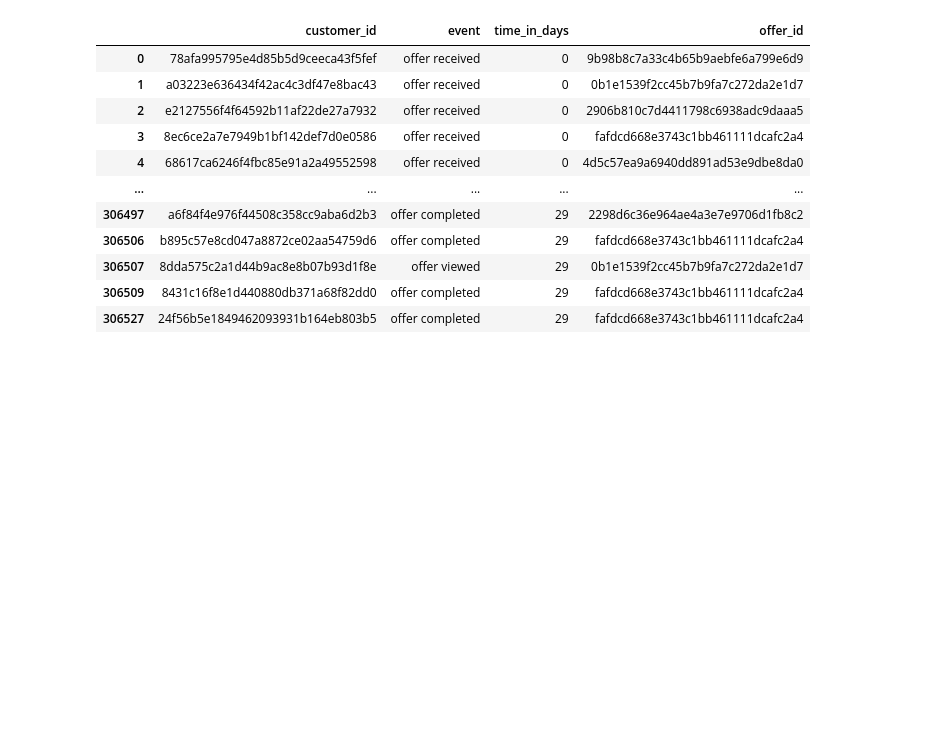
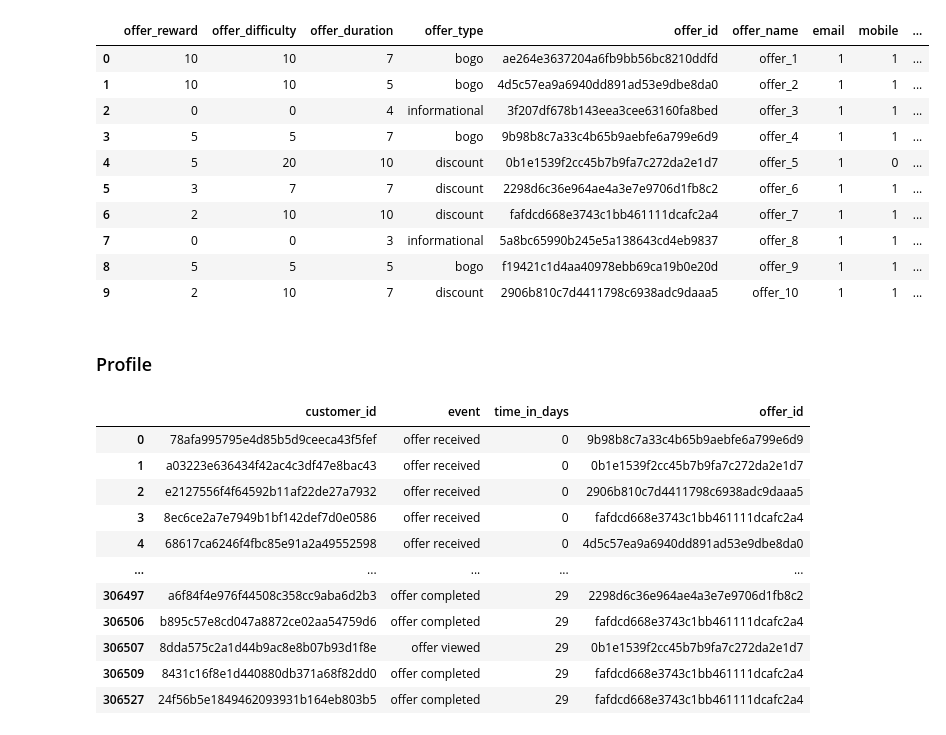
Before and after one commit to Arjunar92/Starbucks_Customer_Segmentation_Project, a Jupyter notebook: Starbucks_Capstone_Data_Exploration.ipynb, the cells around one changed output. Cells and saved outputs as stored; diff of their text form; code cells hidden in the pictures; blank space fills up the shorter version.

```diff
--- a/Starbucks_Capstone_Data_Exploration.ipynb
+++ b/Starbucks_Capstone_Data_Exploration.ipynb
@@ -65,0 +311,16 @@ from sklearn.cluster import KMeans
+# %%
+def rename_cols(df, new_col_names):
+    """
+    INPUT
+    ----------
+    df: input dataframe for renaming columns
+    new_col_names: define new column name for each column
+
+    OUTPUT
+    -------
+    df: output data frame with renamed column names
+
+    """
+
+    df= df.rename(columns = new_col_names)
+    return df
@@ -65,0 +370,23 @@ from sklearn.cluster import KMeans
+# %%
+#Checking the data
+
+
+portfolio_df = clean_portfolio(portfolio)
+#portfolio_df = portfolio_df[['offer_reward', 'channels', 'offer_difficulty',
+                             #'offer_duration', 'offer_type', 'offer_id', 'offer_name']]
+
+portfolio_df
+# %% [output]
+|  | offer_reward | offer_difficulty | offer_duration | offer_type | offer_id | offer_name | email | mobile | ... |
+| 0 | 10 | 10 | 7 | bogo | ae264e3637204a6fb9bb56bc8210ddfd | offer_1 | 1 | 1 | ... |
+| 1 | 10 | 10 | 5 | bogo | 4d5c57ea9a6940dd891ad53e9dbe8da0 | offer_2 | 1 | 1 | ... |
+| 2 | 0 | 0 | 4 | informational | 3f207df678b143eea3cee63160fa8bed | offer_3 | 1 | 1 | ... |
+| 3 | 5 | 5 | 7 | bogo | 9b98b8c7a33c4b65b9aebfe6a799e6d9 | offer_4 | 1 | 1 | ... |
+| 4 | 5 | 20 | 10 | discount | 0b1e1539f2cc45b7b9fa7c272da2e1d7 | offer_5 | 1 | 0 | ... |
+| 5 | 3 | 7 | 7 | discount | 2298d6c36e964ae4a3e7e9706d1fb8c2 | offer_6 | 1 | 1 | ... |
+| 6 | 2 | 10 | 10 | discount | fafdcd668e3743c1bb461111dcafc2a4 | offer_7 | 1 | 1 | ... |
+| 7 | 0 | 0 | 3 | informational | 5a8bc65990b245e5a138643cd4eb9837 | offer_8 | 1 | 1 | ... |
+| 8 | 5 | 5 | 5 | bogo | f19421c1d4aa40978ebb69ca19b0e20d | offer_9 | 1 | 1 | ... |
+| 9 | 2 | 10 | 7 | discount | 2906b810c7d4411798c6938adc9daaa5 | offer_10 | 1 | 1 | ... |
+# %% [markdown]
+### Profile
```
Also changed, not shown: parts of 69 cells of this notebook.
